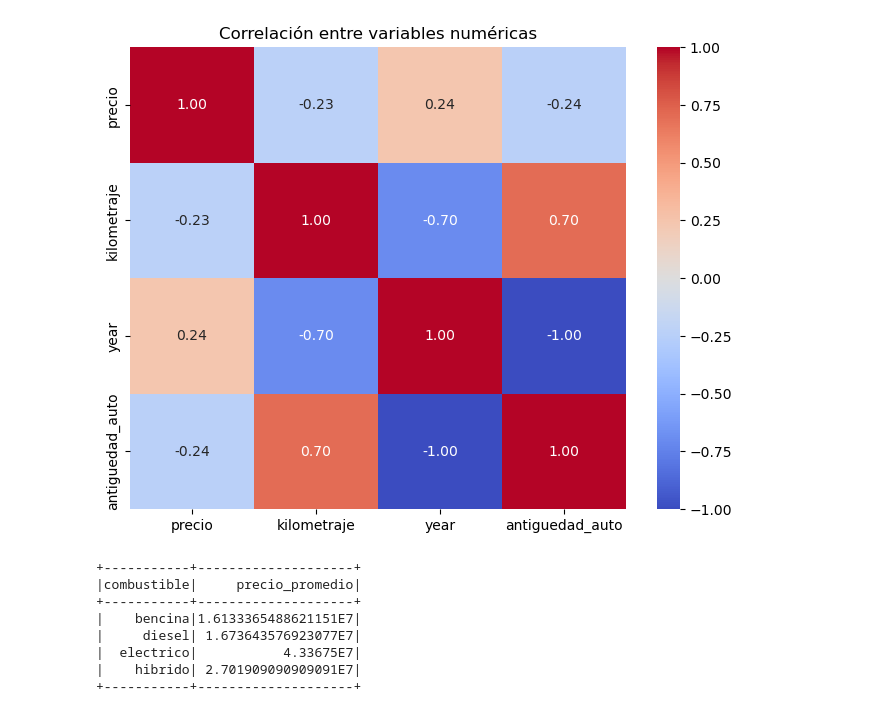
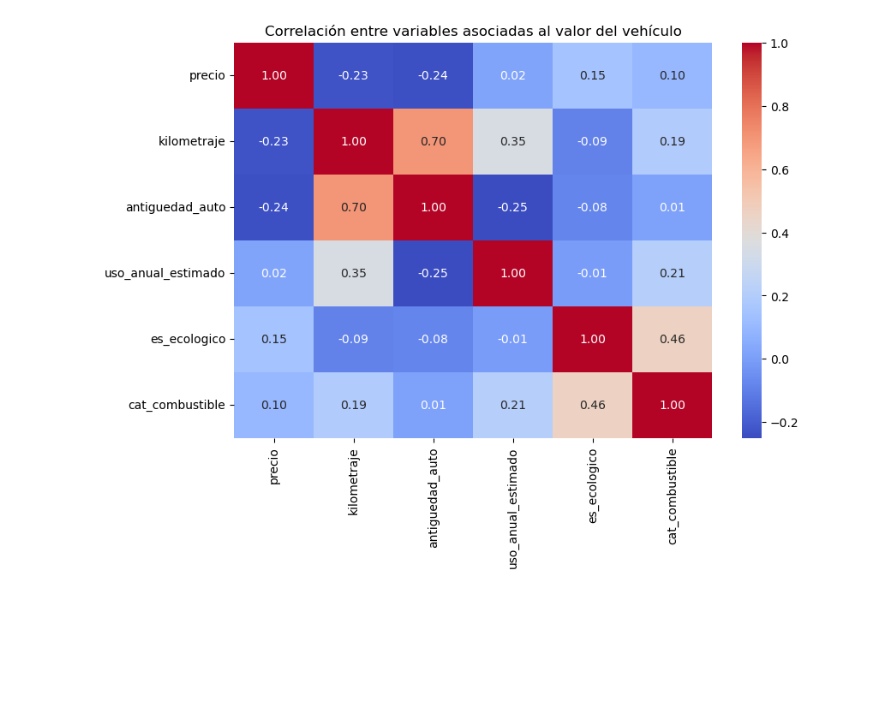
Before and after one commit to IICG-Coquimbo/practica-proyecto-autotec, a Jupyter notebook: autotec/Entrega3/EDA_Multivariado.ipynb, the cells around one changed output. Cells and saved outputs as stored; diff of their text form; code cells hidden in the pictures; blank space fills up the shorter version.

```diff
--- a/autotec/Entrega3/EDA_Multivariado.ipynb
+++ b/autotec/Entrega3/EDA_Multivariado.ipynb
@@ -20,5 +70,0 @@ spark = SparkSession.builder \
-# %%
-df = spark.read.format("mongodb") \
-    .option("database", "proyecto_bigdata") \
-    .option("collection", "Contenedor_Autos_Limpio") \
-    .load()
@@ -174,0 +213,15 @@ corr
+# %%
+variables_numericas = [
+    "precio",
+    "kilometraje",
+    "antiguedad_auto",
+    "uso_anual_estimado",
+    "es_ecologico",
+    "cat_combustible"
+]
+
+df_corr = df_eda.select(variables_numericas).toPandas()
+
+corr = df_corr.corr().round(2)
+
+corr
@@ -175,32 +236,14 @@ corr
 # %%
-plt.figure(figsize=(8,6))
+plt.figure(figsize=(9, 6))
 
 sns.heatmap(
     corr,
     annot=True,
     cmap="coolwarm",
     fmt=".2f"
 )
 
-plt.title("Correlación entre variables numéricas")
+plt.title("Correlación entre variables asociadas al valor del vehículo")
 plt.show()
 # %% [output]
-[figure, old version]
+[figure, new version]
-# %%
-df_combustible = (
-    df_eda.groupBy("combustible")
-    .agg(
-        avg("precio").alias("precio_promedio")
-    )
-)
-
-df_combustible.show()
-# %% [output]
-+-----------+--------------------+
-|combustible|     precio_promedio|
-+-----------+--------------------+
-|    bencina|1.6133365488621151E7|
-|     diesel| 1.673643576923077E7|
-|  electrico|           4.33675E7|
-|    hibrido| 2.701909090909091E7|
-+-----------+--------------------+
```
Also changed, not shown: parts of 27 cells of this notebook.
